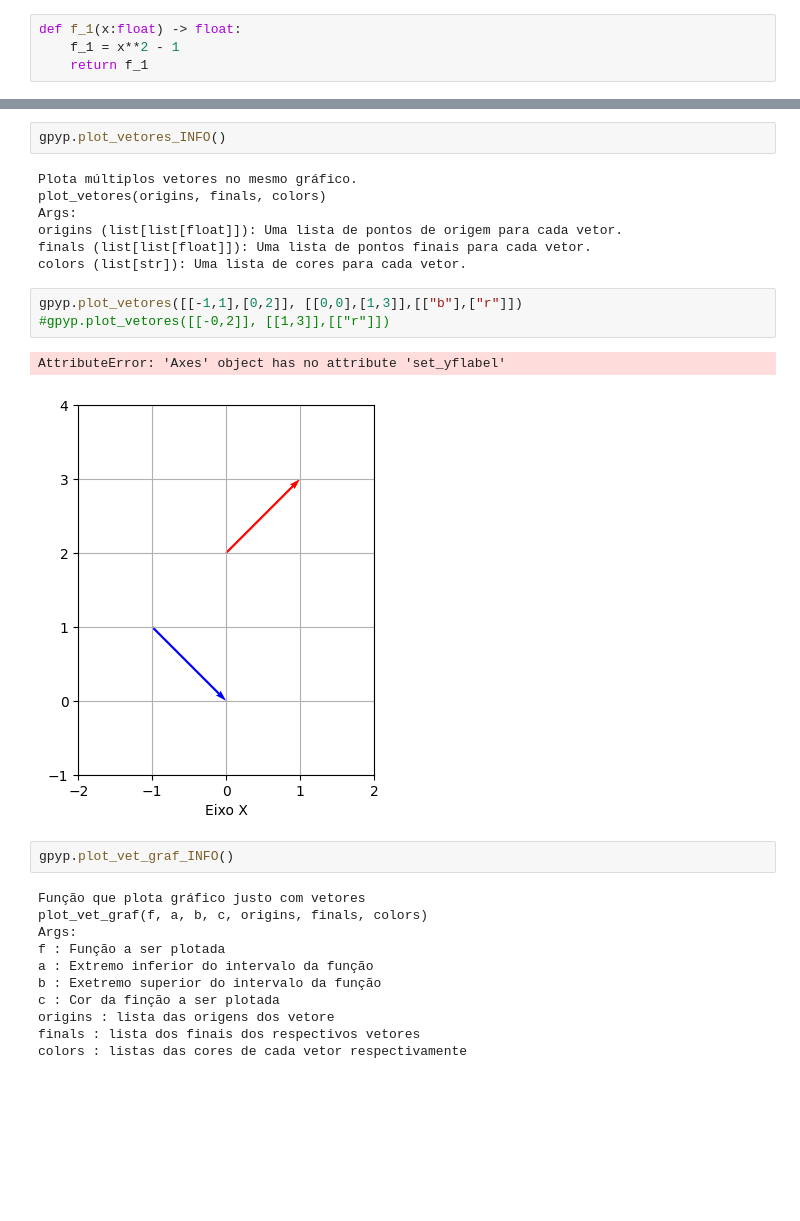
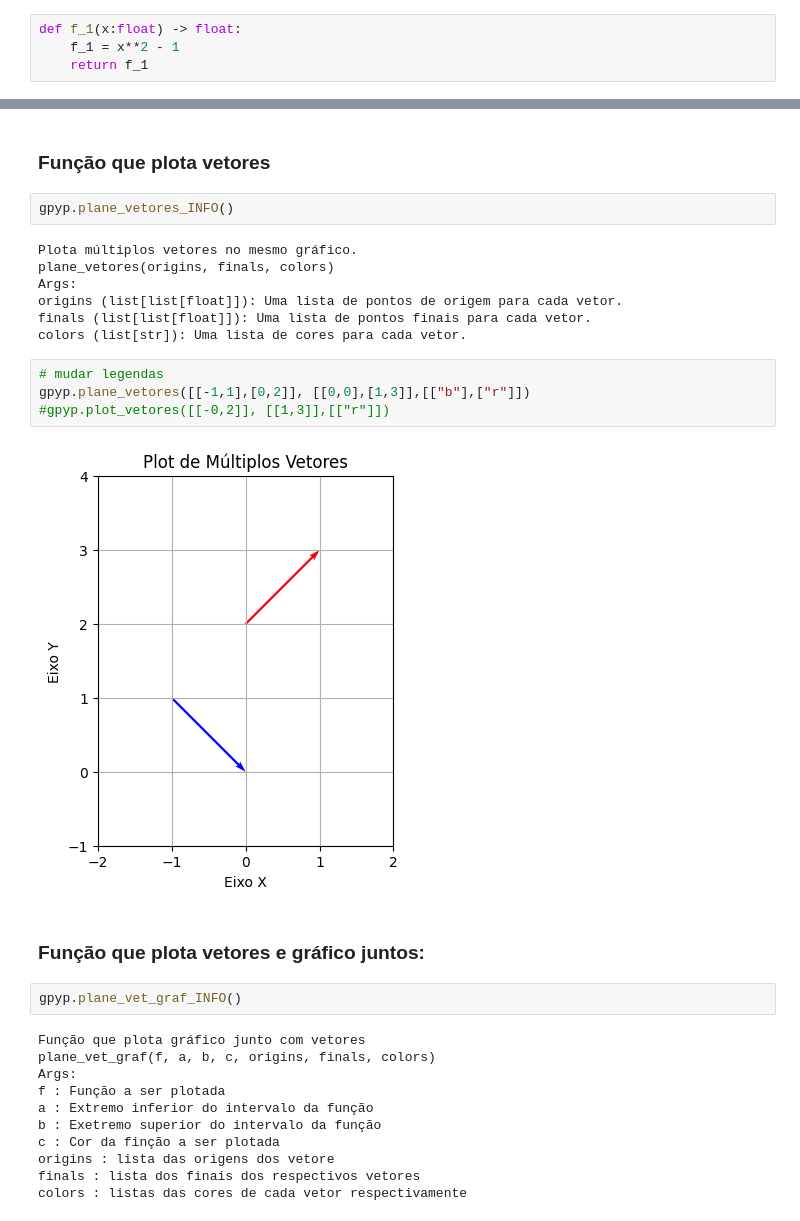
Before and after one commit to DougAugSilva/grafpy, a Jupyter notebook: notebooks/examples.ipynb, the cells around one changed output, grey strips where cells are left out. Saved outputs shown, nothing was run; the diff lists cells and outputs as text; blank space fills up the shorter version.

```diff
--- a/notebooks/examples.ipynb
+++ b/notebooks/examples.ipynb
@@ -64,25 +69,29 @@ gpyp.plot_pontos([-1,1], [0,0],["b", "b"])
 # %% [output]
 [figure]
+# %% [markdown]
+### Função que plota vetores
 # %%
-gpyp.plot_vetores_INFO()
+gpyp.plane_vetores_INFO()
 # %% [output]
 Plota múltiplos vetores no mesmo gráfico.
-plot_vetores(origins, finals, colors)
+plane_vetores(origins, finals, colors)
 Args:
 origins (list[list[float]]): Uma lista de pontos de origem para cada vetor.
 finals (list[list[float]]): Uma lista de pontos finais para cada vetor.
 colors (list[str]): Uma lista de cores para cada vetor.
 # %%
-gpyp.plot_vetores([[-1,1],[0,2]], [[0,0],[1,3]],[["b"],["r"]])
+# mudar legendas
+gpyp.plane_vetores([[-1,1],[0,2]], [[0,0],[1,3]],[["b"],["r"]])
 #gpyp.plot_vetores([[-0,2]], [[1,3]],[["r"]])
 # %% [output]
-AttributeError: 'Axes' object has no attribute 'set_yflabel'
-[figure, old version]
+[figure, new version]
+# %% [markdown]
+### Função que plota vetores e gráfico juntos:
 # %%
-gpyp.plot_vet_graf_INFO()
+gpyp.plane_vet_graf_INFO()
 # %% [output]
-Função que plota gráfico justo com vetores
-plot_vet_graf(f, a, b, c, origins, finals, colors)
+Função que plota gráfico junto com vetores
+plane_vet_graf(f, a, b, c, origins, finals, colors)
 Args:
 f : Função a ser plotada
 a : Extremo inferior do intervalo da função
```
Also changed, not shown: parts of 10 cells of this notebook, 2 other files.
